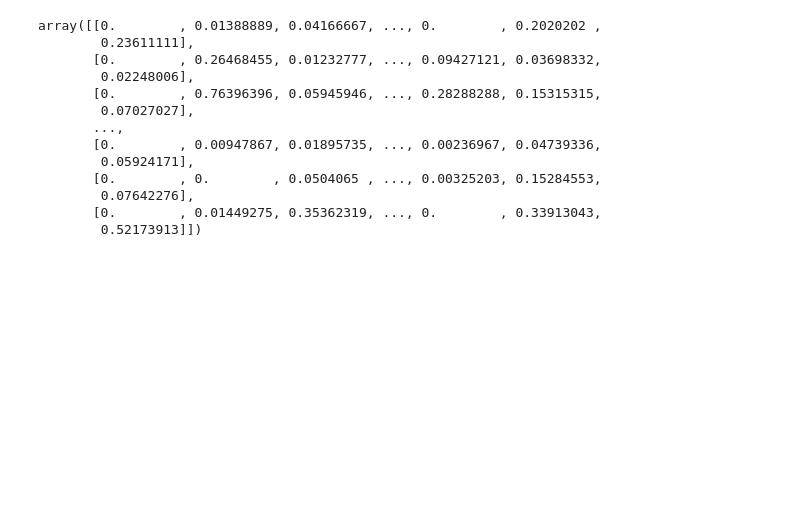
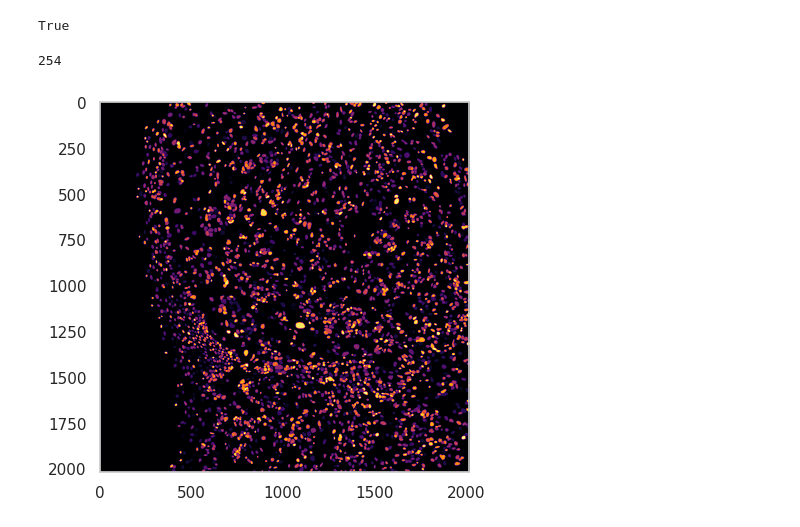
Before and after one commit to bionetslab/xml_melc_melanoma, a Jupyter notebook: segmentation/segmentation.ipynb, the cells around one changed output. Saved outputs shown, nothing was run; the diff lists cells and outputs as text; code cells hidden in the pictures; blank space fills up the shorter version.

```diff
--- a/segmentation/segmentation.ipynb
+++ b/segmentation/segmentation.ipynb
@@ -339,0 +35,6 @@ del TNFR2
+# %%
+seg = MELC_Segmentation("/data_nfs/datasets/melc/melanoma/processed/", membrane_markers=None)
+# %%
+seg.field_of_view = "Melanoma_36_202009111023_3"
+# %%
+res = seg.run(radii_ratio=2)
@@ -340,16 +48,17 @@ del TNFR2
+# %%
+img = cv2.imread("/data_nfs/datasets/melc/melanoma/processed/Melanoma_36_202009111023_3/bleach/21100_Propidium iodide_500_090.tif", cv2.IMREAD_GRAYSCALE)
+cv2.imwrite("21100_Propidium iodide_500_090.tif", img)
+# %% [output]
+True
+# %%
+np.max(img)
+# %% [output]
+254
 # %%
-result_dict[0].X
+sns.set_style("whitegrid", {'axes.grid' : False})
+
+plt.clf()
+plt.imshow(res[0], cmap="inferno")
+plt.savefig("nuclei.pdf")
 # %% [output]
-array([[0.        , 0.01388889, 0.04166667, ..., 0.        , 0.2020202 ,
-        0.23611111],
-       [0.        , 0.26468455, 0.01232777, ..., 0.09427121, 0.03698332,
-        0.02248006],
-       [0.        , 0.76396396, 0.05945946, ..., 0.28288288, 0.15315315,
-        0.07027027],
-       ...,
-       [0.        , 0.00947867, 0.01895735, ..., 0.00236967, 0.04739336,
-        0.05924171],
-       [0.        , 0.        , 0.0504065 , ..., 0.00325203, 0.15284553,
-        0.07642276],
-       [0.        , 0.01449275, 0.35362319, ..., 0.        , 0.33913043,
-        0.52173913]])
+[figure, added]
```
Also changed, not shown: parts of 4 cells of this notebook, 37 other files.
